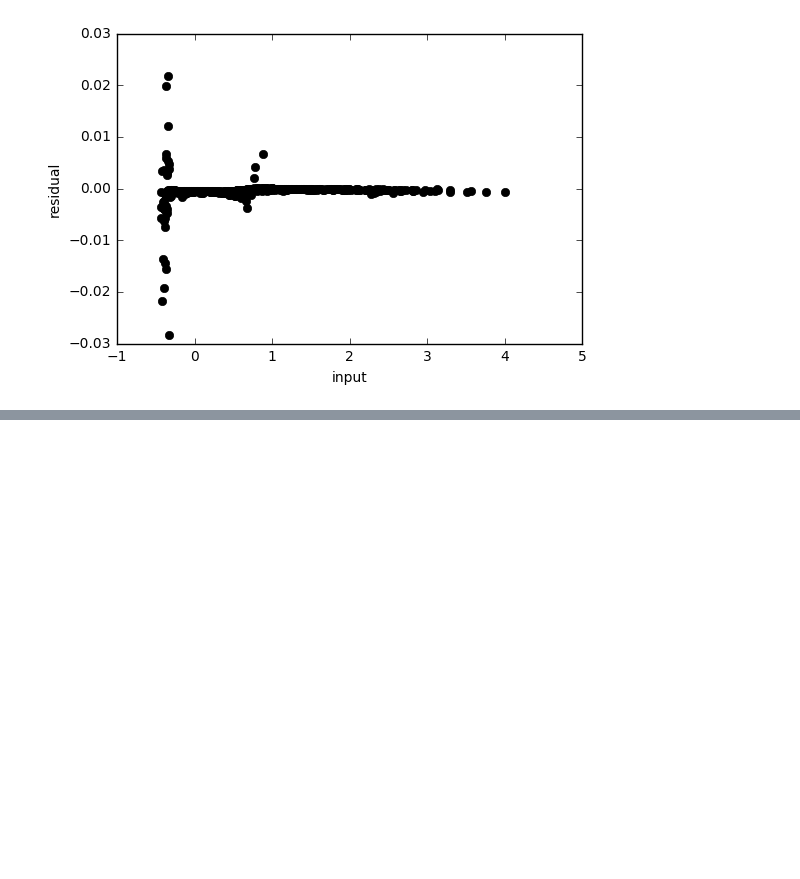
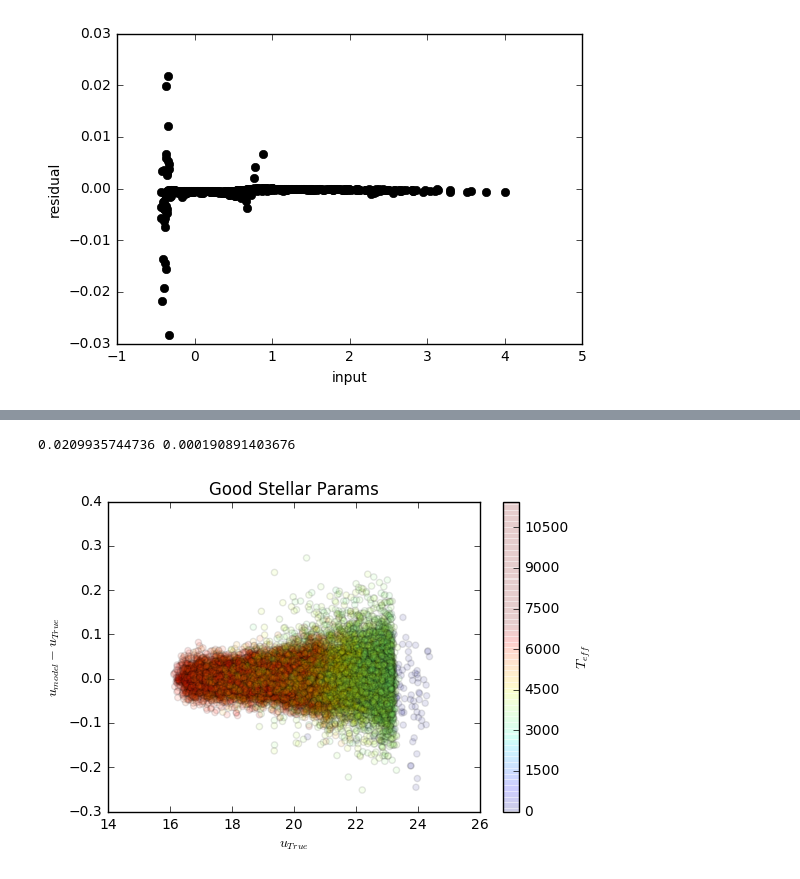
Before and after one commit to lsst-sims/sims_gaia_calib, a Jupyter notebook: python/Full_kuruz.ipynb, the cells around one changed output, grey strips where cells are left out. Cells and saved outputs as stored; diff of their text form; code cells hidden in the pictures; blank space fills up the shorter version.

```diff
--- a/python/Full_kuruz.ipynb
+++ b/python/Full_kuruz.ipynb
@@ -131,0 +173,22 @@ plt.ylabel('residual')
+# %%
+feh_noise = 0.1*np.random.normal(size=stars.size)
+logg_noise = 0.1*np.random.normal(size=stars.size)
+X = np.vstack((stars['g']-stars['r'], stars['feH']+feh_noise, stars['logg']+logg_noise)).T
+u_good_met = interp(X) + stars['g']
+
+plt.scatter(new_u, u_good_met-new_u, c=stars['teff'], alpha=.1)
+fn = 'u'
+plt.xlabel(r'$%s_{True}$' % fn)
+plt.ylabel(r'$%s_{model} - %s_{True}$' % (fn, fn))
+
+cb = plt.colorbar()
+cb.set_clim([0, 7000])
+cb.set_label(r'$T_{eff}$')
+
+plt.title('Good Stellar Params')
+plt.savefig('Plots/u_good.png')
+good = np.where( (new_u > 17.8) & (new_u < 18.2) & (~np.isnan(u_good_met)))
+print np.std(u_good_met[good]-new_u[good]), np.median(u_good_met[good]-new_u[good])
+# %% [output]
+0.0209935744736 0.000190891403676
+[figure, added]
```
Also changed, not shown: parts of 7 cells of this notebook.
